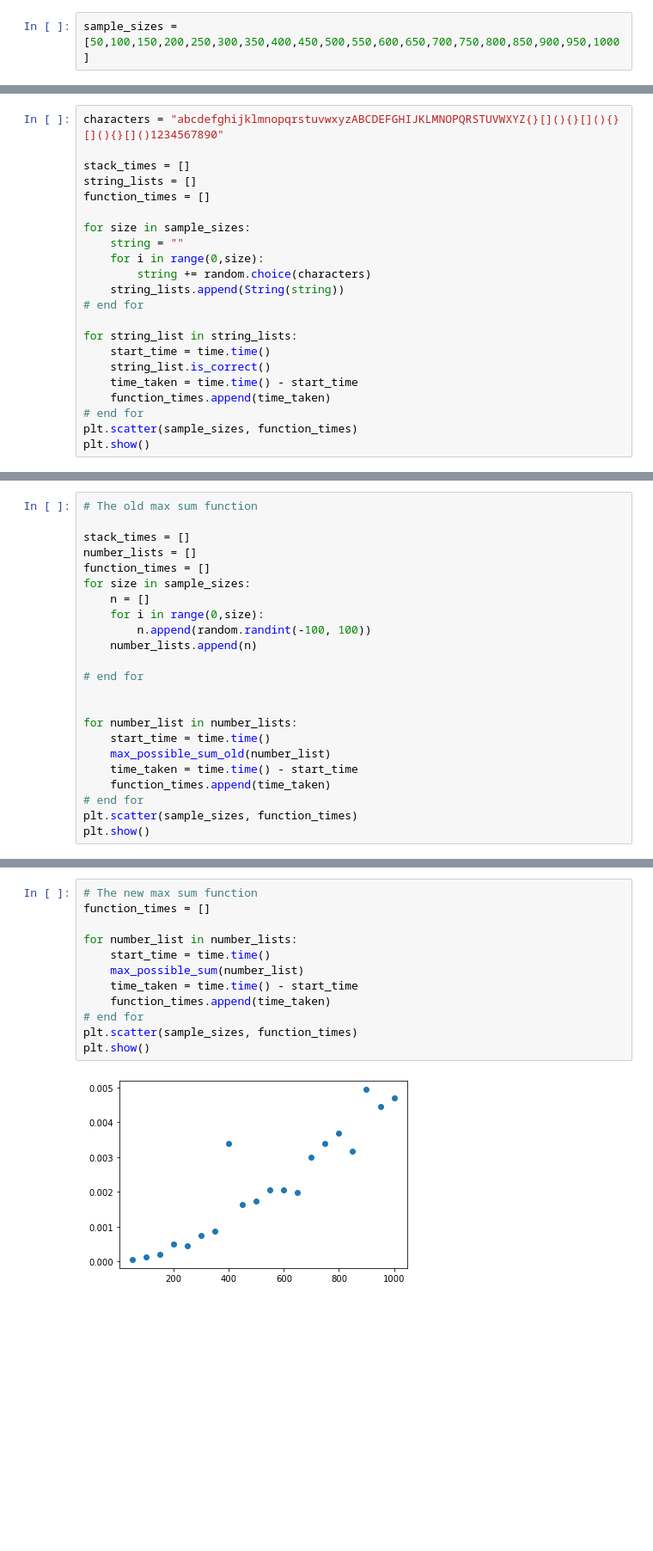
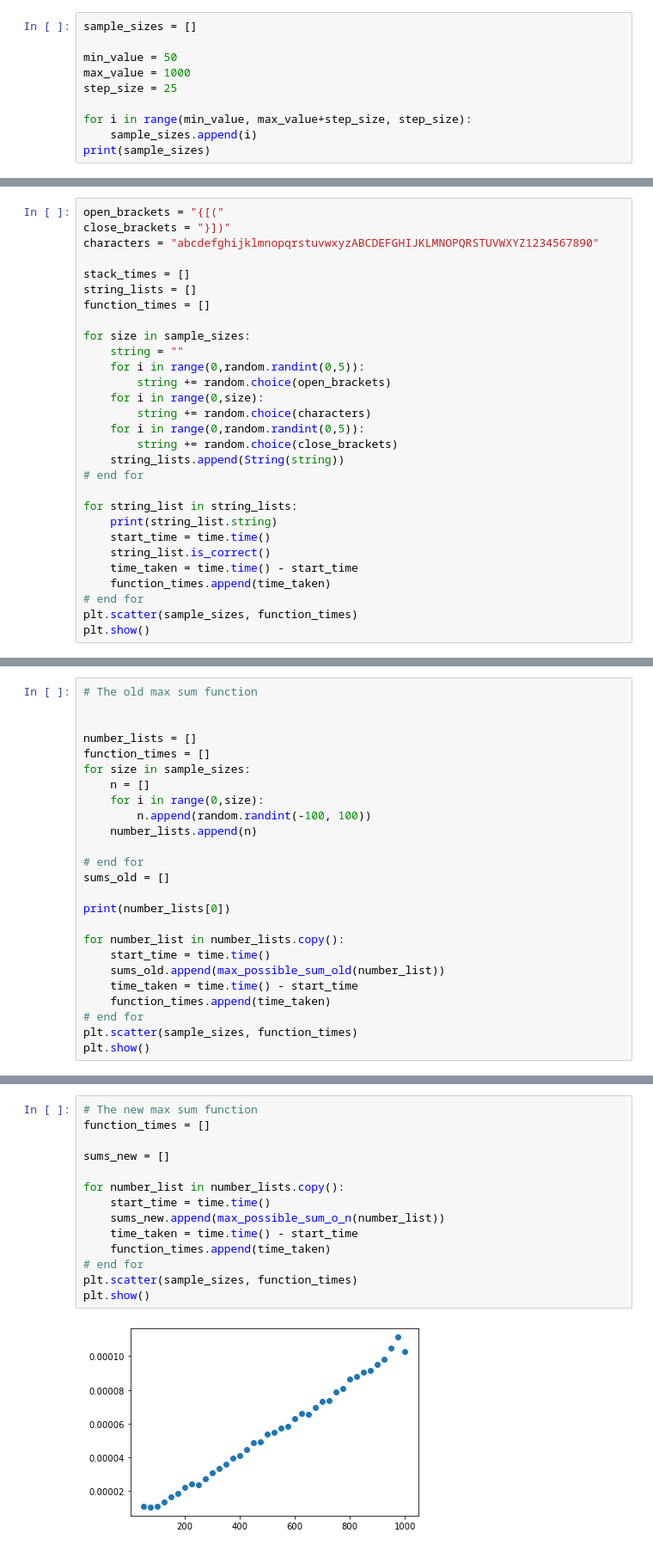
Before and after one commit to PunitDh/ANT61-Workshop-1, a Jupyter notebook: Time.ipynb, the cells around one changed output, grey strips where cells are left out. Shown at 86% size. Saved outputs shown, nothing was run; the diff lists cells and outputs as text; blank space fills up the shorter version.

```diff
--- a/Time.ipynb
+++ b/Time.ipynb
@@ -29,4 +29,12 @@ def measure_time(callback, *arguments):
     plt.show()
 # end measure_time
 # %%
-sample_sizes = [50,100,150,200,250,300,350,400,450,500,550,600,650,700,750,800,850,900,950,1000]
+sample_sizes = []
+
+min_value = 50
+max_value = 1000
+step_size = 25
+
+for i in range(min_value, max_value+step_size, step_size):
+    sample_sizes.append(i)
+print(sample_sizes)
@@ -147,5 +157,7 @@ plt.show()
 # %%
-characters = "abcdefghijklmnopqrstuvwxyzABCDEFGHIJKLMNOPQRSTUVWXYZ{}[](){}[](){}[](){}[]()1234567890"
+open_brackets = "{[("
+close_brackets = "}])"
+characters = "abcdefghijklmnopqrstuvwxyzABCDEFGHIJKLMNOPQRSTUVWXYZ1234567890"
 
 stack_times = []
 string_lists = []
@@ -153,12 +165,17 @@ function_times = []
 
 for size in sample_sizes:
     string = ""
+    for i in range(0,random.randint(0,5)):
+        string += random.choice(open_brackets)
     for i in range(0,size):
         string += random.choice(characters)
+    for i in range(0,random.randint(0,5)):
+        string += random.choice(close_brackets)
     string_lists.append(String(string))
 # end for
 
 for string_list in string_lists:
+    print(string_list.string)
     start_time = time.time()
     string_list.is_correct()
     time_taken = time.time() - start_time
@@ -197,7 +231,7 @@ plt.show()
 # %%
 # The old max sum function
 
-stack_times = []
+
 number_lists = []
 function_times = []
 for size in sample_sizes:
@@ -207,11 +241,13 @@ for size in sample_sizes:
     number_lists.append(n)
 
 # end for
+sums_old = []
 
+print(number_lists[0])
 
-for number_list in number_lists:
+for number_list in number_lists.copy():
     start_time = time.time()
-    max_possible_sum_old(number_list)
+    sums_old.append(max_possible_sum_old(number_list))
     time_taken = time.time() - start_time
     function_times.append(time_taken)
 # end for
@@ -222,14 +259,16 @@ plt.show()
 # %%
 # The new max sum function
 function_times = []
 
-for number_list in number_lists:
+sums_new = []
+
+for number_list in number_lists.copy():
     start_time = time.time()
-    max_possible_sum(number_list)
+    sums_new.append(max_possible_sum_o_n(number_list))
     time_taken = time.time() - start_time
     function_times.append(time_taken)
 # end for
 plt.scatter(sample_sizes, function_times)
 plt.show()
 # %% [output]
-[figure, old version]
+[figure, new version]
```
Also changed, not shown: parts of 11 cells of this notebook, 10 other files.
